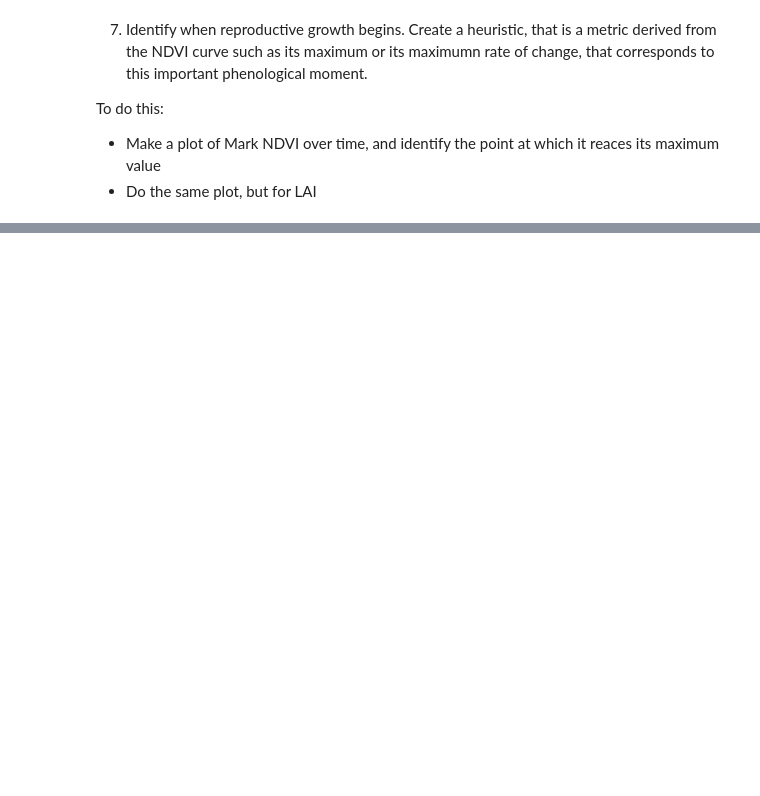
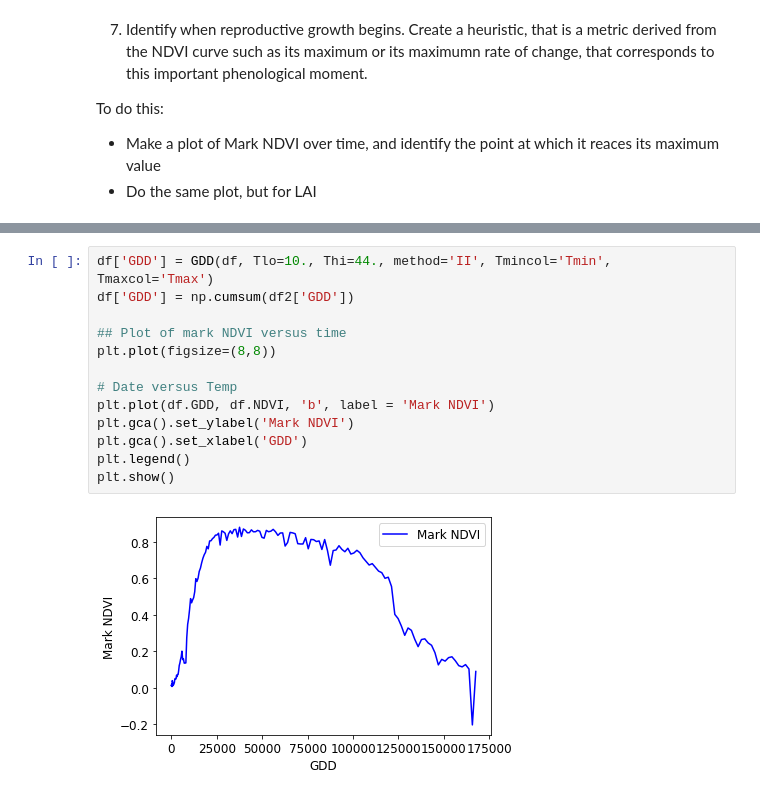
Before and after one commit to agroimpacts/nmeo, a Jupyter notebook: materials/code/sensors/Notebook_2_class.ipynb, the cells around one changed output, grey strips where cells are left out. Drawn from its saved outputs; the diff is of its cells as text; blank space fills up the shorter version.

```diff
--- a/materials/code/sensors/Notebook_2_class.ipynb
+++ b/materials/code/sensors/Notebook_2_class.ipynb
@@ -250,0 +306,15 @@ To do this:
+# %%
+df['GDD'] = GDD(df, Tlo=10., Thi=44., method='II', Tmincol='Tmin', Tmaxcol='Tmax')
+df['GDD'] = np.cumsum(df2['GDD'])
+
+## Plot of mark NDVI versus time
+plt.plot(figsize=(8,8))
+
+# Date versus Temp
+plt.plot(df.GDD, df.NDVI, 'b', label = 'Mark NDVI')
+plt.gca().set_ylabel('Mark NDVI')
+plt.gca().set_xlabel('GDD')
+plt.legend()
+plt.show()
+# %% [output]
+[figure, added]
```
Also changed, not shown: parts of 6 cells of this notebook.
